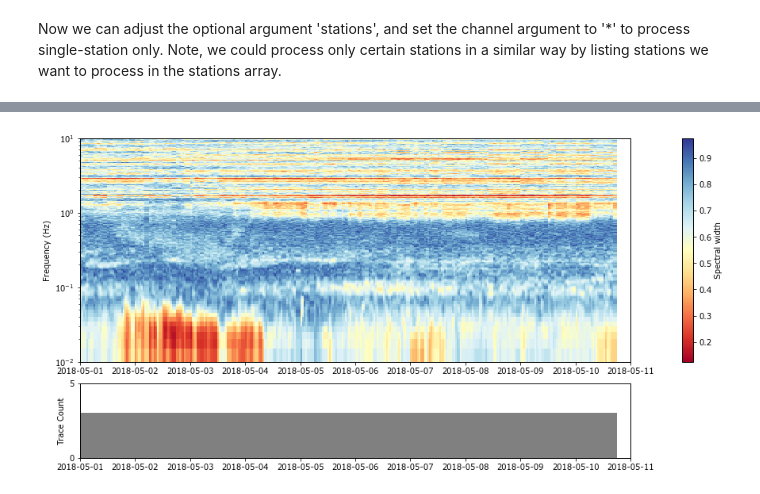
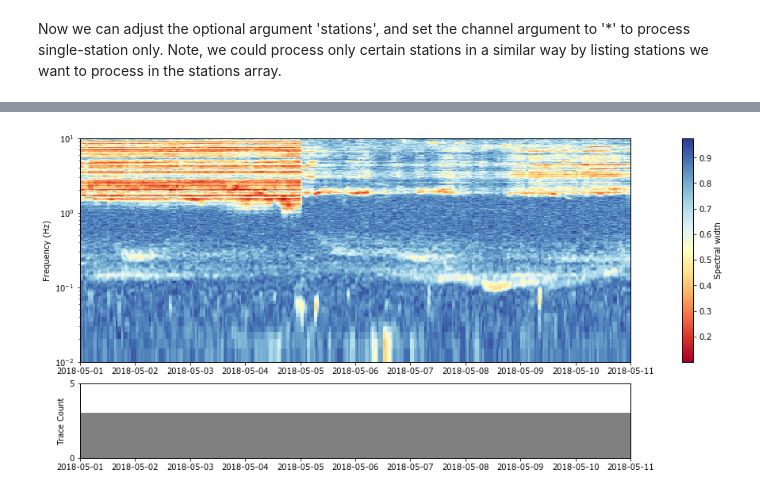
Before and after one commit to asyates/covseisnet_ASY, a Jupyter notebook: covseisnet_ayates_exp1.ipynb, the cells around one changed output, grey strips where cells are left out. Drawn from its saved outputs; the diff is of its cells as text; code cells hidden in the pictures.

```diff
--- a/covseisnet_ayates_exp1.ipynb
+++ b/covseisnet_ayates_exp1.ipynb
@@ -58,0 +21,22 @@ run_covseisnet(data_location, 'HHZ','2018-04-01','2018-04-10','TEST001',average=
+# %%
+data_location = '/media/yatesal/Elements/SeismicData/ruapehu'
+
+startdate='2018-04-01'
+enddate='2018-04-10'
+component='HHZ'
+stations=[] #list of stations to process (if empty, will use all in directory)
+outputdir='TEST001'
+
+
+#pre-processing params
+norm='onebit' #None, onebit, or smooth
+spectral='onebit' #as above
+freqmin=0.01
+freqmax=10
+dfac = 4  #decimation factor
+
+#spectral width computation params
+window_duration_sec=100
+average=100 #no. windows to average
+
+run_covseisnet(data_location, component, startdate, enddate, outputdir, average=average, window_duration_sec=window_duration_sec, dfac=dfac, norm=norm, spectral=spectral, freqmin=freqmin, freqmax=freqmax)
@@ -78,5 +103,11 @@ plotTraceCount('TEST001', '2018-04-01', '2018-04-10', fig=fig, ax=ax[1])
 # %% [markdown]
 Now we can adjust the optional argument 'stations', and set the channel argument to '*' to process single-station only. Note, we could process only certain stations in a similar way by listing stations we want to process in the stations array.
 # %%
-run_covseisnet(data_location, '*','2018-05-01','2018-05-10','TEST002',average=100, window_duration_sec=100, stations=['STRA'], dfac=4)
+stations=['MAVZ']
+component='*'
+startdate = '2018-05-01'
+enddate = '2018-05-10'
+outputdir='TEST002'
+
+run_covseisnet(data_location, component, startdate, enddate, outputdir, average=average, window_duration_sec=window_duration_sec, stations=stations, dfac=dfac)
 # %% [output]
@@ -100,4 +131,4 @@ Error: Zero or one stream left after pre-processing, skipping day
 # %%
-plotSpectralWidth('TEST002', '2018-05-01', '2018-05-10', log=True, count=True)
+plotSpectralWidth(outputdir, startdate, enddate, log=True, count=True)
 # %% [output]
-[figure, old version]
+[figure, new version]
```
Also changed, not shown: parts of 6 cells of this notebook, 1 other file.
